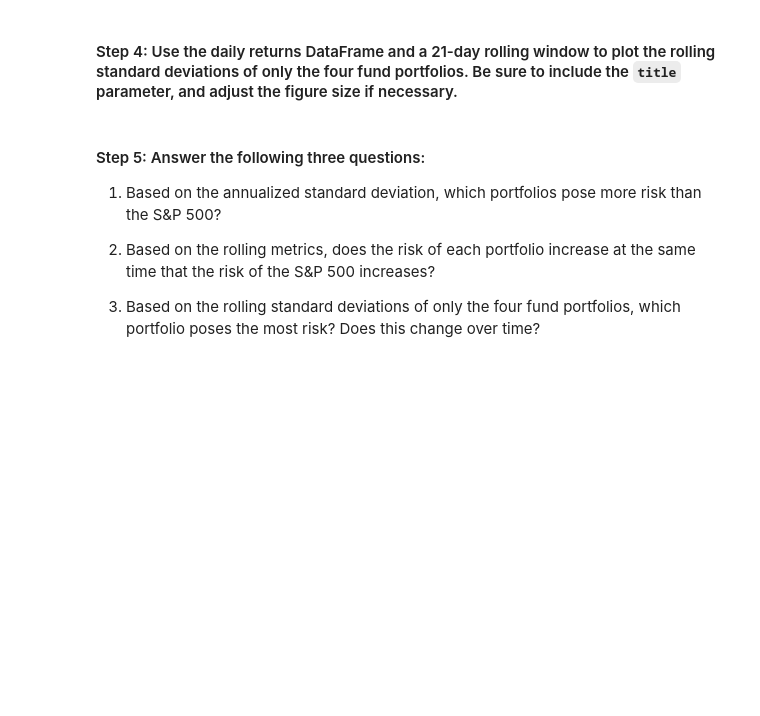
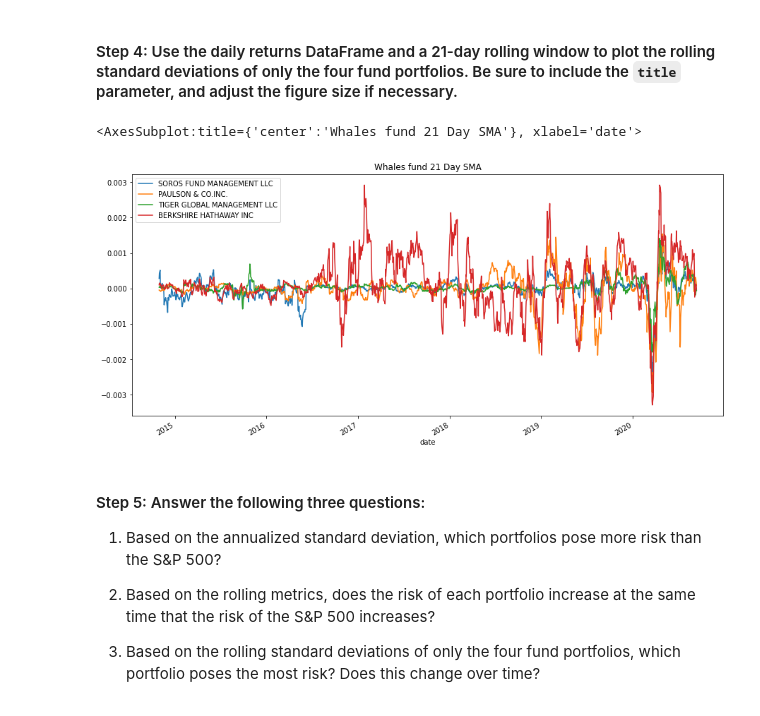
Before and after one commit to Knyazhna/Analyzing_Portfolio_Risk_and_Return, a Jupyter notebook: Starter_Code_3/risk_return_analysis.ipynb, the cells around one changed output. Saved outputs shown, nothing was run; the diff lists cells and outputs as text; code cells hidden in the pictures; blank space fills up the shorter version.

```diff
--- a/Starter_Code_3/risk_return_analysis.ipynb
+++ b/Starter_Code_3/risk_return_analysis.ipynb
@@ -272,7 +294,11 @@ Evaluate the risk profile of each portfolio by using the standard deviation and
 # %%
 # Using the daily return data and a 21-day rolling window, plot the rolling standard deviation of just the 4 portfolios.
 # Include a title parameter and adjust the figure size
-# YOUR CODE HERE
+whale_wo_sp500_sma_21 = whale_wo_sp500.rolling(window=21).mean()
+whale_wo_sp500_sma_21.plot(figsize=(15,7), title="Whales fund 21 Day SMA")
+# %% [output]
+<AxesSubplot:title={'center':'Whales fund 21 Day SMA'}, xlabel='date'>
+[figure, added]
 # %% [markdown]
 #### Step 5: Answer the following three questions:
 
```
Also changed, not shown: parts of 4 cells of this notebook.
